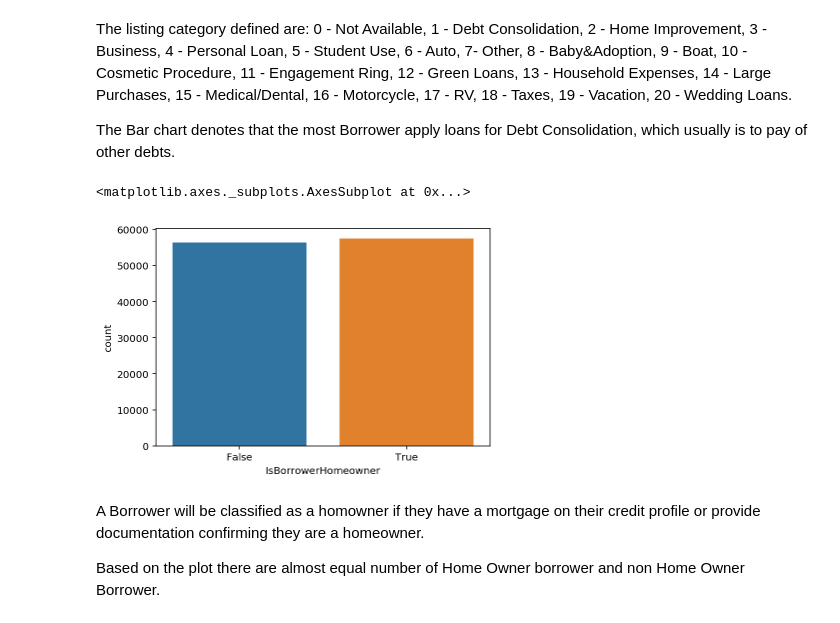
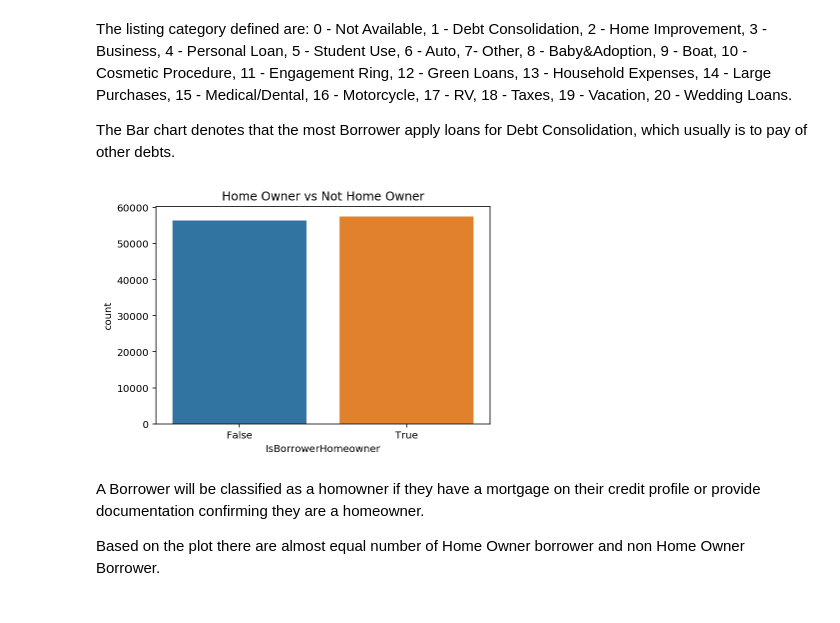
Before and after one commit to sugeshmundayadan/Loan-Data-from-Prosper, a Jupyter notebook: Loan Data from Prosper.ipynb, the cells around one changed output. Cells and saved outputs as stored; diff of their text form; code cells hidden in the pictures.

```diff
--- a/Loan Data from Prosper.ipynb
+++ b/Loan Data from Prosper.ipynb
@@ -94,9 +96,9 @@ The Bar chart denotes that the most Borrower apply loans for Debt Consolidation,
 # %%
 
 sb.countplot(data=df,x="IsBorrowerHomeowner")
+plt.title("Home Owner vs Not Home Owner");
 # %% [output]
-<matplotlib.axes._subplots.AxesSubplot at 0x...>
-[figure, old version]
+[figure, new version]
 # %% [markdown]
 A Borrower will be classified as a homowner if they have a mortgage on their credit profile or provide documentation confirming they are a homeowner.
 
```
Also changed, not shown: parts of 3 cells of this notebook.
